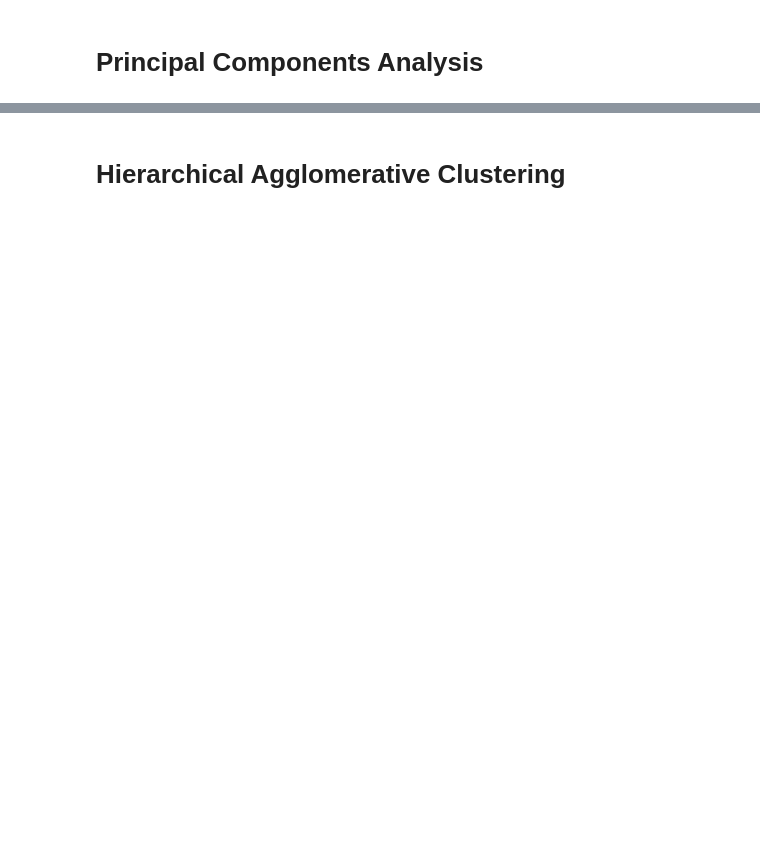
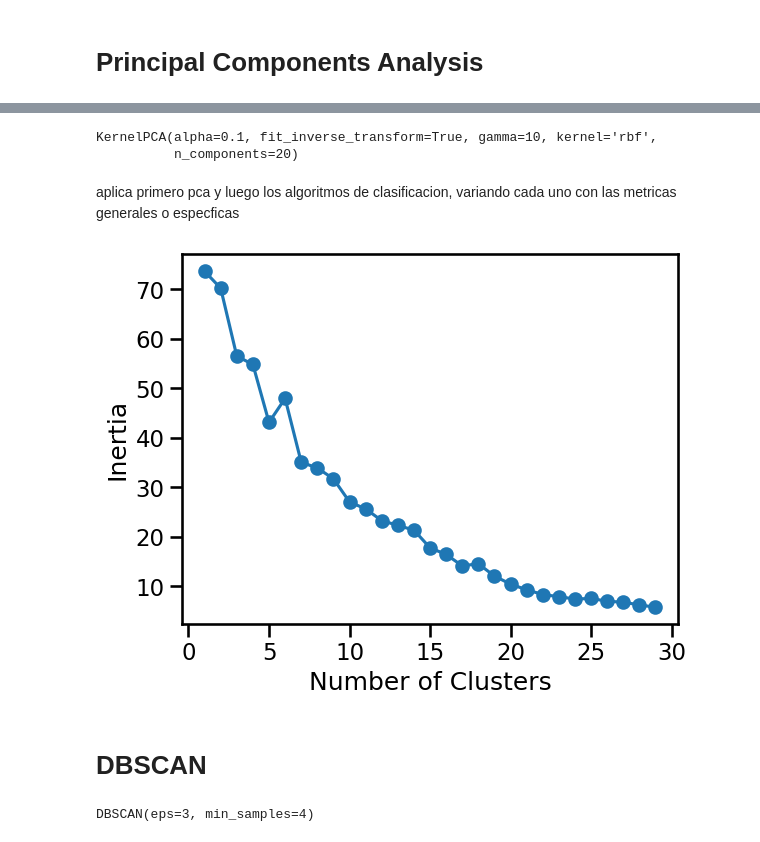
Before and after one commit to galois1915/IBM-Machine-Learning, a Jupyter notebook: Unsupervised-MachineLearning/project/project_notebook.ipynb, the cells around one changed output, grey strips where cells are left out. Saved outputs shown, nothing was run; the diff lists cells and outputs as text; code cells hidden in the pictures; blank space fills up the shorter version.

```diff
--- a/Unsupervised-MachineLearning/project/project_notebook.ipynb
+++ b/Unsupervised-MachineLearning/project/project_notebook.ipynb
@@ -244 +286,39 @@ KMeans(n_clusters=7)
+# %%
+kernel_pca = KernelPCA(n_components=20, kernel="rbf", gamma=10, fit_inverse_transform=True, alpha=0.1)
+# %%
+kernel_pca.fit(X)
+# %% [output]
+KernelPCA(alpha=0.1, fit_inverse_transform=True, gamma=10, kernel='rbf',
+          n_components=20)
+# %%
+X_pca_kernel = kernel_pca.transform(X)
+# %%
+df_pca_kernel = {}
+for i in range(X_pca_kernel.shape[1]):
+    df_pca_kernel['col_'+str(i)] = X_pca_kernel[:,i]
+X_pca_kernel = pd.DataFrame(df_pca_kernel)
+# %% [markdown]
+aplica primero pca y luego los algoritmos de clasificacion, variando cada uno con las metricas generales o especficas
+# %%
+inertia = []
+list_num_clusters = list(range(1,30))
+for num_clusters in list_num_clusters:
+    km = KMeans(n_clusters=num_clusters)
+    km.fit(X_pca_kernel)
+    inertia.append(km.inertia_)
+
+plt.plot(list_num_clusters,inertia)
+plt.scatter(list_num_clusters,inertia)
+plt.xlabel('Number of Clusters')
+plt.ylabel('Inertia')
+plt.show()
+# %% [output]
+[figure, added]
+# %% [markdown]
+# DBSCAN
+# %%
+cluster = DBSCAN(eps=3, min_samples=4)
+cluster.fit(X)
+# %% [output]
+DBSCAN(eps=3, min_samples=4)
 # %%
@@ -250,2 +325,0 @@ df_pca.to_csv("data_pca.csv", index=False)
-# %% [markdown]
-# Hierarchical Agglomerative Clustering
```
Also changed, not shown: parts of 48 cells of this notebook, 2 other files.
